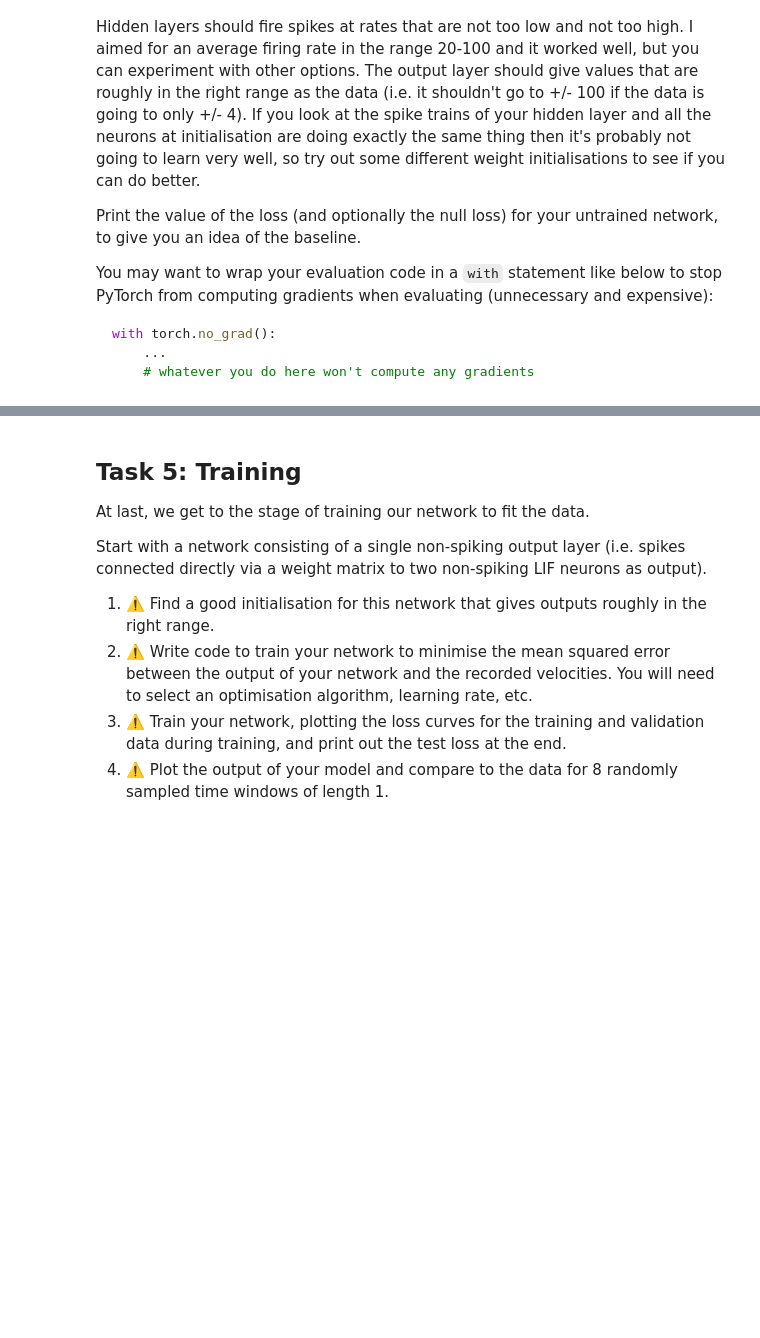
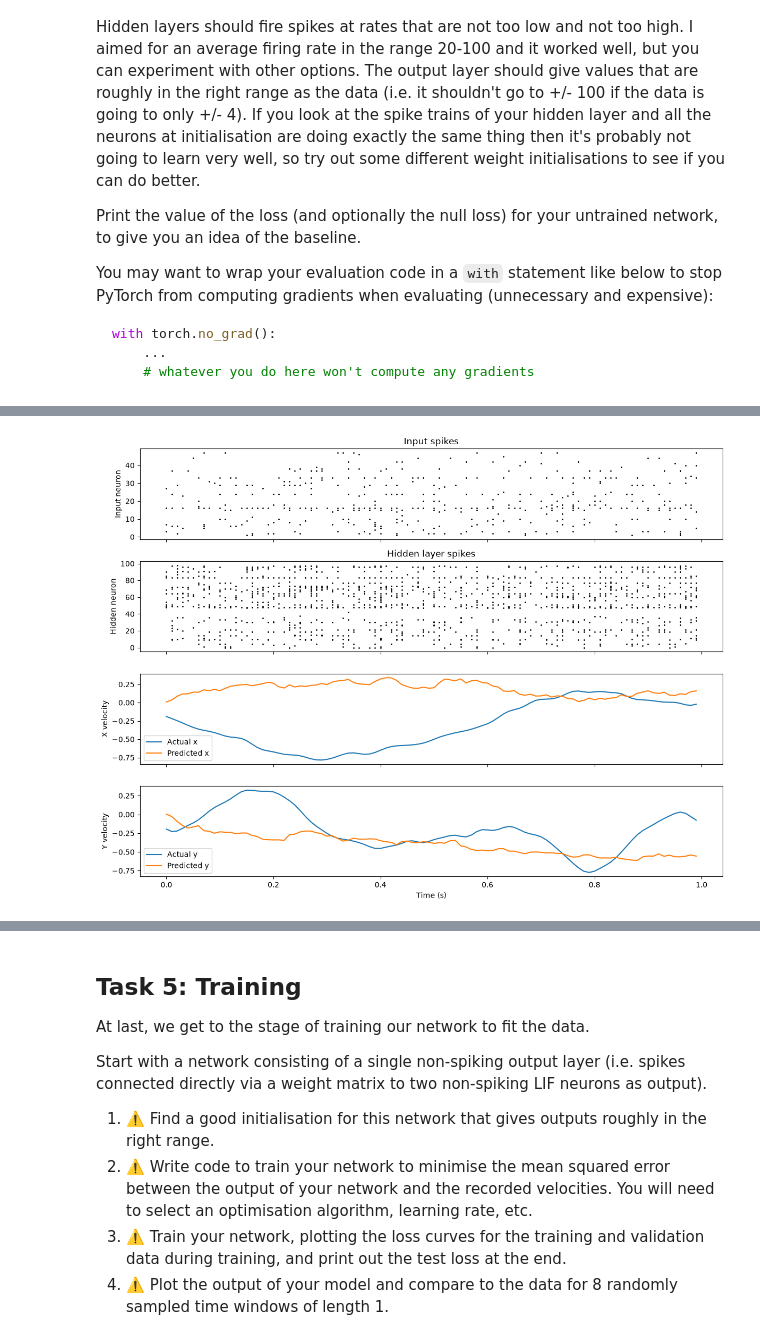
Before and after one commit to luqeei1/neuro_cw, a Jupyter notebook: neuro_coursework/cw-decoding-completed.ipynb, the cells around one changed output, grey strips where cells are left out. Cells and saved outputs as stored; diff of their text form; code cells hidden in the pictures; blank space fills up the shorter version.

Commit message:
finished task 4 but may need to change weight scale

```diff
--- a/neuro_coursework/cw-decoding-completed.ipynb
+++ b/neuro_coursework/cw-decoding-completed.ipynb
@@ -651,0 +593,100 @@ TypeError: batched_data() got an unexpected keyword argument 'seed'
+# %%
+class SNNNetwork(nn.Module): # create a network with one spiking hidden layer and one non-spiking output layer
+    def __init__(self, n_in, n_hidden, n_out, dt=0.01):
+        super().__init__()
+        self.layers = nn.ModuleList([
+            SNNLayer(n_in, n_hidden, spiking=True,
+                     dt=dt, weight_scale=0.4),
+            SNNLayer(n_hidden, n_out, spiking=False,
+                     dt=dt, weight_scale=0.01)
+        ])
+
+    def forward(self, x, record=False):
+        for layer in self.layers:
+            x = layer(x, record=record)
+        return x
+
+# 1. Takes a network and testing set as input and returns the mean loss over the testing data.
+@torch.no_grad()
+def evaluate_network(net, range_to_use, length=1, batch_size=16, # evaluate the mean squared error over a testing dataset.
+                     dt=0.01, max_num_batches=None):
+    net.eval()
+    squared_error = 0.0
+    null_error = 0.0
+    n = 0
+
+    for x, y in batched_data(range_to_use, dt=dt, length=length,
+                             batch_size=batch_size,
+                             max_num_batches=max_num_batches):
+
+        prediction = net(x)
+        squared_error += ((prediction - y)**2).sum().item()
+        null_error += (y**2).sum().item()
+        n += y.numel()
+
+    if n == 0:
+        raise ValueError('No complete batches available.')
+
+    return squared_error / n, null_error / n
+
+# 2. Plot the internal activity and firing rates of the network.
+@torch.no_grad()
+def plot_network_activity(net, range_to_use, dt=0.01, length=1):
+    net.eval()
+    x, y = next(batched_data(range_to_use, dt=dt, length=length, # select one random sample and record the hidden-layer activity
+                             batch_size=1, max_num_batches=1))
+    out = net(x, record=True)
+    hidden_spikes = net.layers[0].last_spikes[0]
+    times = np.arange(x.shape[-1]) * dt
+    fig, axes = plt.subplots(4, 1, figsize=(12, 9), sharex=True) # plot input spikes, hidden spikes and predicted/actual velocities
+    input_ids, input_times = torch.where(x[0] > 0)
+    axes[0].scatter(input_times * dt, input_ids, s=1, color='k')
+    axes[0].set_ylabel('Input neuron')
+    axes[0].set_title('Input spikes')
+    hidden_ids, hidden_times = torch.where(hidden_spikes > 0)
+    axes[1].scatter(hidden_times * dt, hidden_ids, s=1, color='k')
+    axes[1].set_ylabel('Hidden neuron')
+    axes[1].set_title('Hidden layer spikes')
+    axes[2].plot(times, y[0, 0], label='Actual x')
+    axes[2].plot(times, out[0, 0], label='Predicted x')
+    axes[2].set_ylabel('X velocity')
+    axes[2].legend()
+    axes[3].plot(times, y[0, 1], label='Actual y')
+    axes[3].plot(times, out[0, 1], label='Predicted y')
+    axes[3].set_ylabel('Y velocity')
+    axes[3].set_xlabel('Time (s)')
+    axes[3].legend()
+    plt.tight_layout()
+    display(fig)
+    plt.close(fig)
+    input_rates = x[0].sum(dim=-1).numpy() / length  # calculate firing rates for each neuron in the spiking layers
+    hidden_rates = hidden_spikes.sum(dim=-1).numpy() / length
+    print(f'Mean input firing rate: {input_rates.mean():.2f} Hz')
+    print(f'Mean hidden firing rate: {hidden_rates.mean():.2f} Hz')
+    print(f'Hidden firing rate range: {hidden_rates.min():.2f} - {hidden_rates.max():.2f} Hz')
+    fig, axes = plt.subplots(1, 2, figsize=(12, 4)) # plot firing-rate histograms for the input and hidden layers
+    axes[0].hist(input_rates, bins=20)
+    axes[0].set_title('Input firing rates')
+    axes[0].set_xlabel('Firing rate (Hz)')
+    axes[0].set_ylabel('Number of neurons')
+    axes[1].hist(hidden_rates, bins=20)
+    axes[1].set_title('Hidden layer firing rates')
+    axes[1].set_xlabel('Firing rate (Hz)')
+    axes[1].set_ylabel('Number of neurons')
+    plt.tight_layout()
+    display(fig)
+    plt.close(fig)
+
+
+# 3. Initialise a network with 100 spiking hidden neurons and 2 non-spiking outputs
+training_dt = 0.01
+initial_spiking = SNNNetwork(num_neurons, 100, 2, dt=training_dt)
+plot_network_activity(initial_spiking, training_range, # plot a random 1-second sample from the training data
+                      dt=training_dt, length=1)
+base_loss, base_null = evaluate_network( # compute the untrained network loss on the validation data
+    initial_spiking, validation_range, dt=training_dt
+)
+print(f'Untrained network MSE: {base_loss:.4f}')
+print(f'Null loss: {base_null:.4f}')
+# %% [output]
+[figure, added]
```
Also changed, not shown: parts of 4 cells of this notebook, 4 other files.
